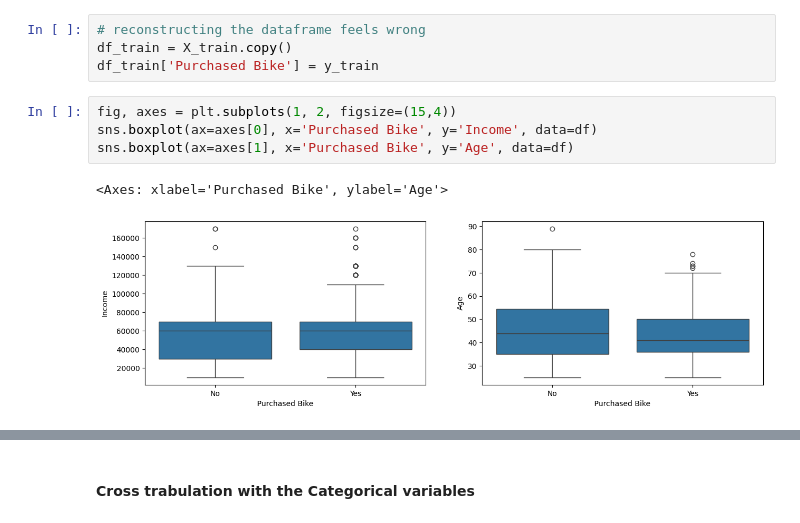
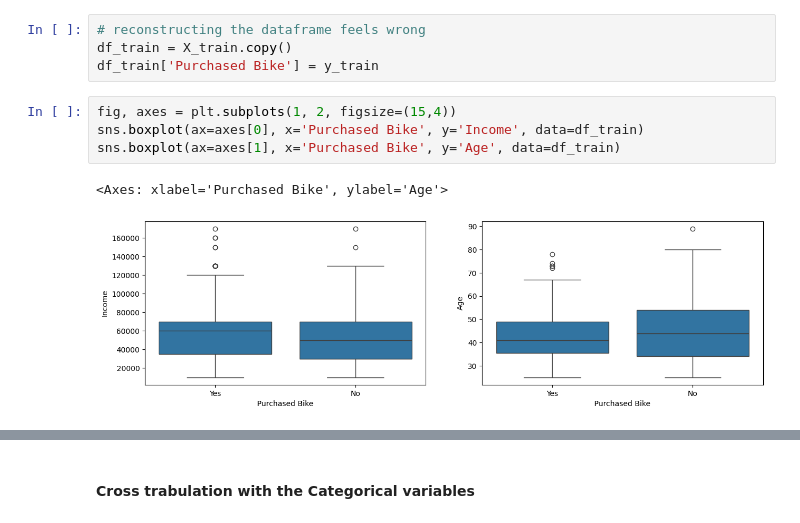
Before and after one commit to estaciolima/bikebuyers, a Jupyter notebook: EDA.ipynb, the cells around one changed output, grey strips where cells are left out. Drawn from its saved outputs; the diff is of its cells as text.

```diff
--- a/EDA.ipynb
+++ b/EDA.ipynb
@@ -118,8 +119,8 @@ df_train = X_train.copy()
 df_train['Purchased Bike'] = y_train
 # %%
 fig, axes = plt.subplots(1, 2, figsize=(15,4))
-sns.boxplot(ax=axes[0], x='Purchased Bike', y='Income', data=df)
-sns.boxplot(ax=axes[1], x='Purchased Bike', y='Age', data=df)
+sns.boxplot(ax=axes[0], x='Purchased Bike', y='Income', data=df_train)
+sns.boxplot(ax=axes[1], x='Purchased Bike', y='Age', data=df_train)
 # %% [output]
 <Axes: xlabel='Purchased Bike', ylabel='Age'>
-[figure, old version]
+[figure, new version]
```
Also changed, not shown: parts of 9 cells of this notebook.
